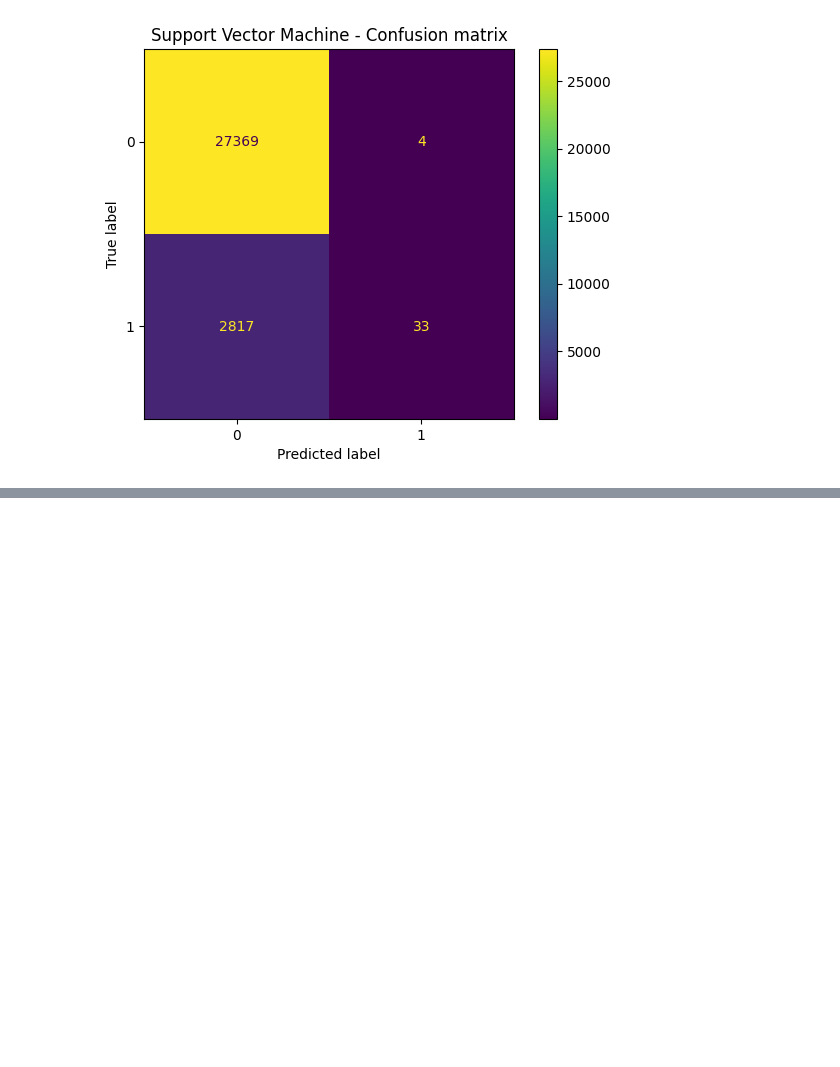
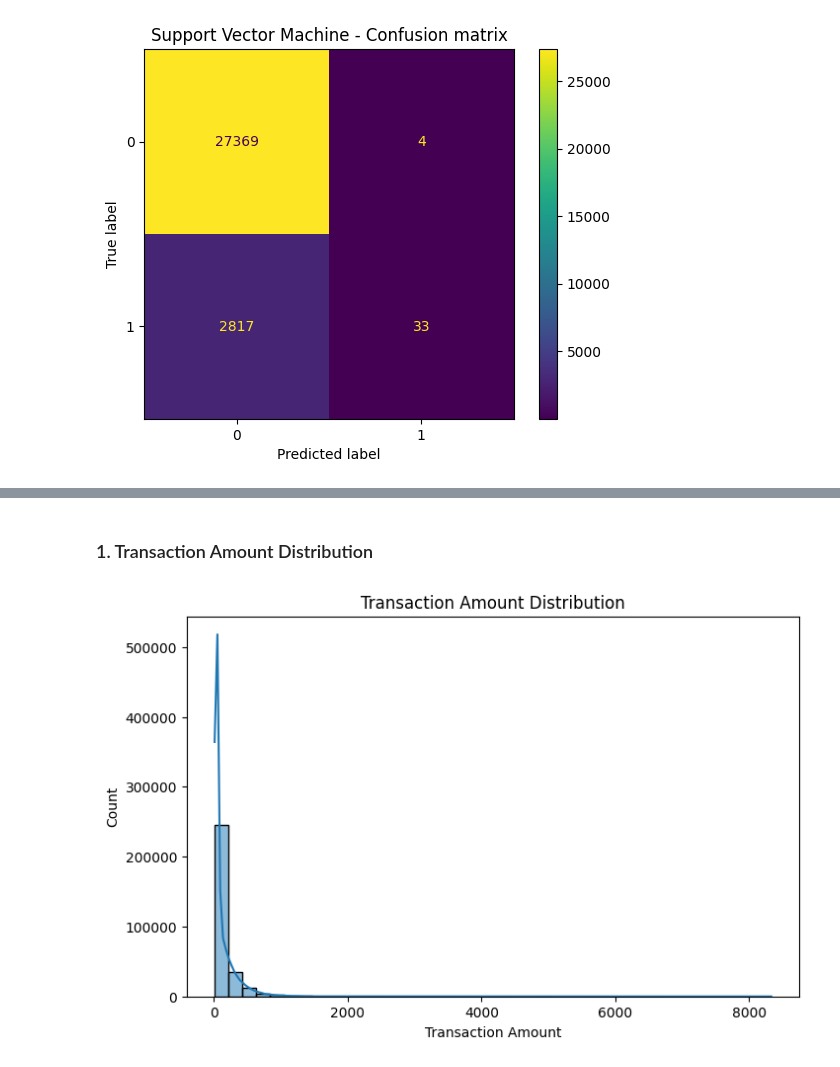
Before and after one commit to joaopcastro710/Proj_AI, a Jupyter notebook: Project 2/Proj2.ipynb, the cells around one changed output, grey strips where cells are left out. Drawn from its saved outputs; the diff is of its cells as text; code cells hidden in the pictures; blank space fills up the shorter version.

Commit message:
Age and Transaction Amount variables analyzed

```diff
--- a/Project 2/Proj2.ipynb
+++ b/Project 2/Proj2.ipynb
@@ -192,0 +279,11 @@ weighted avg       0.91      0.91      0.86     30223
+# %% [markdown]
+### 1. Transaction Amount Distribution
+# %%
+plt.figure(figsize=(8,5))
+sns.histplot(df['Transaction.Amount'], bins=40, kde=True)
+plt.title('Transaction Amount Distribution')
+plt.xlabel('Transaction Amount')
+plt.ylabel('Count')
+plt.show()
+# %% [output]
+[figure, added]
```
Also changed, not shown: parts of 17 cells of this notebook.
